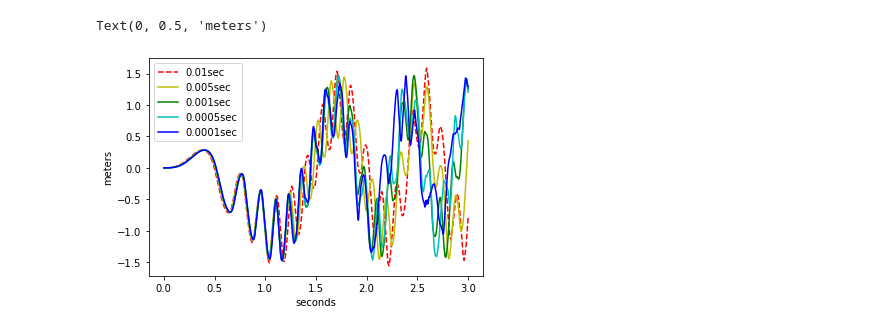
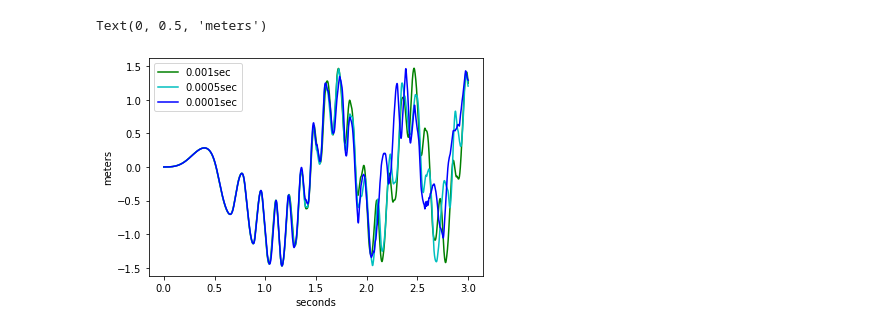
Before and after one commit to SebastianMettes/pychronoExp, a Jupyter notebook: Data_Visualization.ipynb, the cells around one changed output. Drawn from its saved outputs; the diff is of its cells as text; code cells hidden in the pictures.

```diff
--- a/Data_Visualization.ipynb
+++ b/Data_Visualization.ipynb
@@ -4,26 +4,28 @@ from matplotlib import pyplot as plt
 # %%
 
 def data(path,stepsize):
     List = np.genfromtxt(path,delimiter=' ')
     zeros = np.zeros(shape = (List.shape[0],1))
     for i in range(0,len(zeros)):
         zeros[i] = i*stepsize
     List = np.concatenate((zeros,List),axis = 1)
     return(List)
 
 data01 = data("/home/sebastian/code/pychronoExp/Results/11.05.2020/11.05.2020/11.16.2020/0.01platip2position.txt",0.01)
 data005 = data("/home/sebastian/code/pychronoExp/Results/11.05.2020/11.05.2020/11.16.2020/0.005platip2position.txt",0.005)
 data001 = data("/home/sebastian/code/pychronoExp/Results/11.05.2020/11.05.2020/11.16.2020/0.001platip2position.txt",0.001)
 data0005 = data("/home/sebastian/code/pychronoExp/Results/11.05.2020/11.05.2020/11.16.2020/0.0005platip2position.txt",0.0005)
 data0001 = data("/home/sebastian/code/pychronoExp/Results/11.05.2020/11.05.2020/11.16.2020/0.0001platip2position.txt",0.0001)
 
-plt.plot(data01[:,0],data01[:,1],'r--',data005[:,0],data005[:,1],'y',data001[:,0],data001[:,1],'g',data0005[:,0],data0005[:,1],'c',data0001[:,0],data0001[:,1],'b')
-plt.legend(['0.01sec','0.005sec','0.001sec','0.0005sec','0.0001sec'])
+#plt.plot(data01[:,0],data01[:,1],'r--',data005[:,0],data005[:,1],'y',data001[:,0],data001[:,1],'g',data0005[:,0],data0005[:,1],'c',data0001[:,0],data0001[:,1],'b')
+plt.plot(data001[:,0],data001[:,1],'g',data0005[:,0],data0005[:,1],'c',data0001[:,0],data0001[:,1],'b')
+#plt.legend(['0.01sec','0.005sec','0.001sec','0.0005sec','0.0001sec'])
+plt.legend(['0.001sec','0.0005sec','0.0001sec'])
 plt.xlabel('seconds')
 plt.ylabel('meters')
 # %% [output]
 Text(0, 0.5, 'meters')
-[figure, old version]
+[figure, new version]
 # %%
 def data(path,stepsize):
     List = np.genfromtxt(path,delimiter=' ')
```
Also changed, not shown: parts of 2 cells of this notebook.
